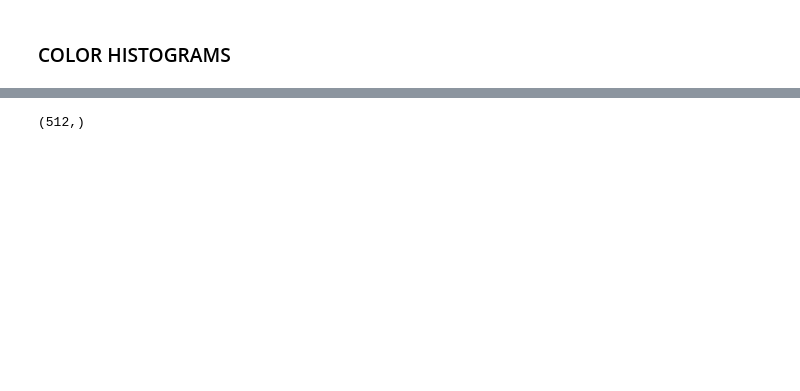
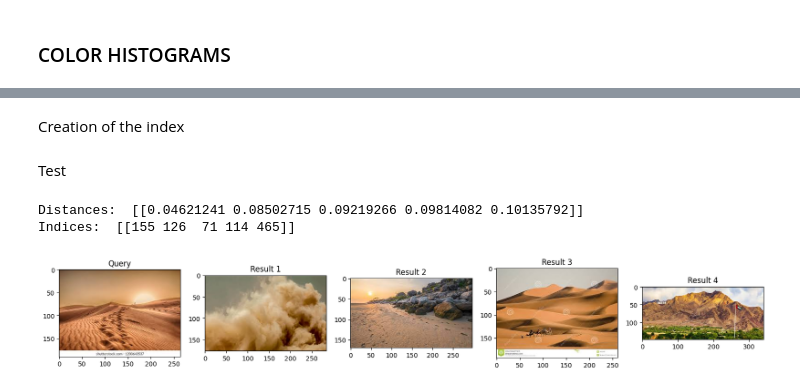
Before and after one commit to marioruiz2003/CBIR-project, a Jupyter notebook: color_histograms.ipynb, the cells around one changed output, grey strips where cells are left out. Cells and saved outputs as stored; diff of their text form; code cells hidden in the pictures; blank space fills up the shorter version.

```diff
--- a/color_histograms.ipynb
+++ b/color_histograms.ipynb
@@ -11,20 +13,0 @@ paths = paths_db['path'].values.tolist()
-# %%
-import matplotlib.pyplot as plt
-
-img = cv2.imread(paths[0])
-
-bins = 8
-
-hist_r, bins_r = np.histogram(img[:, :, 0], bins=bins, range=(0, 255))
-hist_g, bins_g = np.histogram(img[:, :, 1], bins=bins, range=(0, 255))
-hist_b, bins_b = np.histogram(img[:, :, 2], bins=bins, range=(0, 255))
-
-plt.figure(figsize=(20, 3))
-plt.subplot(1, 2, 1)
-plt.title('Histograma de Color (RGB)')
-plt.plot(hist_r, color='red', label='Rojo')
-plt.plot(hist_g, color='green', label='Verde')
-plt.plot(hist_b, color='blue', label='Azul')
-plt.xlabel('Valor del Color')
-plt.ylabel('Frecuencia')
-plt.legend()
@@ -63,13 +44,54 @@ for path in paths:
+# %% [markdown]
+Creation of the index
 # %%
 index = faiss.IndexFlatL2(dimension)
 
 vectores = np.array(color_histograms)
 
-print(vectores[0].shape)
 faiss.normalize_L2(vectores)
 
 index.add(vectores)
-# %% [output]
-(512,)
 # %%
 faiss.write_index(index, "database/color_histograms.index")
+# %% [markdown]
+Test
+# %%
+index = faiss.read_index("database/color_histograms.index")
+
+img_test = "images\Testing Data\Desert\Desert-Test (1).jpeg"
+
+img = cv2.imread(img_test)
+img = cv2.cvtColor(img, cv2.COLOR_BGR2RGB)
+
+query = create_color_histogram(img).reshape(dimension)
+
+query = np.array([query])
+
+faiss.normalize_L2(query)
+
+k = 5
+distances, indices = index.search(query, k)
+
+print("Distances: ", distances)
+print("Indices: ", indices)
+
+import matplotlib.pyplot as plt
+
+plt.figure(figsize=(20, 10))
+
+plt.subplot(1, 5, 1)
+plt.imshow(img)
+plt.title("Query")
+
+for i in range(1, k):
+    img = cv2.imread(paths[indices[0][i]])
+    img = cv2.cvtColor(img, cv2.COLOR_BGR2RGB)
+    plt.subplot(1, 5, i+1)
+    plt.imshow(img)
+    plt.title("Result " + str(i))
+
+plt.show()
+# %% [output]
+Distances:  [[0.04621241 0.08502715 0.09219266 0.09814082 0.10135792]]
+Indices:  [[155 126  71 114 465]]
+[figure, added]
```
Also changed, not shown: parts of 9 cells of this notebook, 9 other files.
